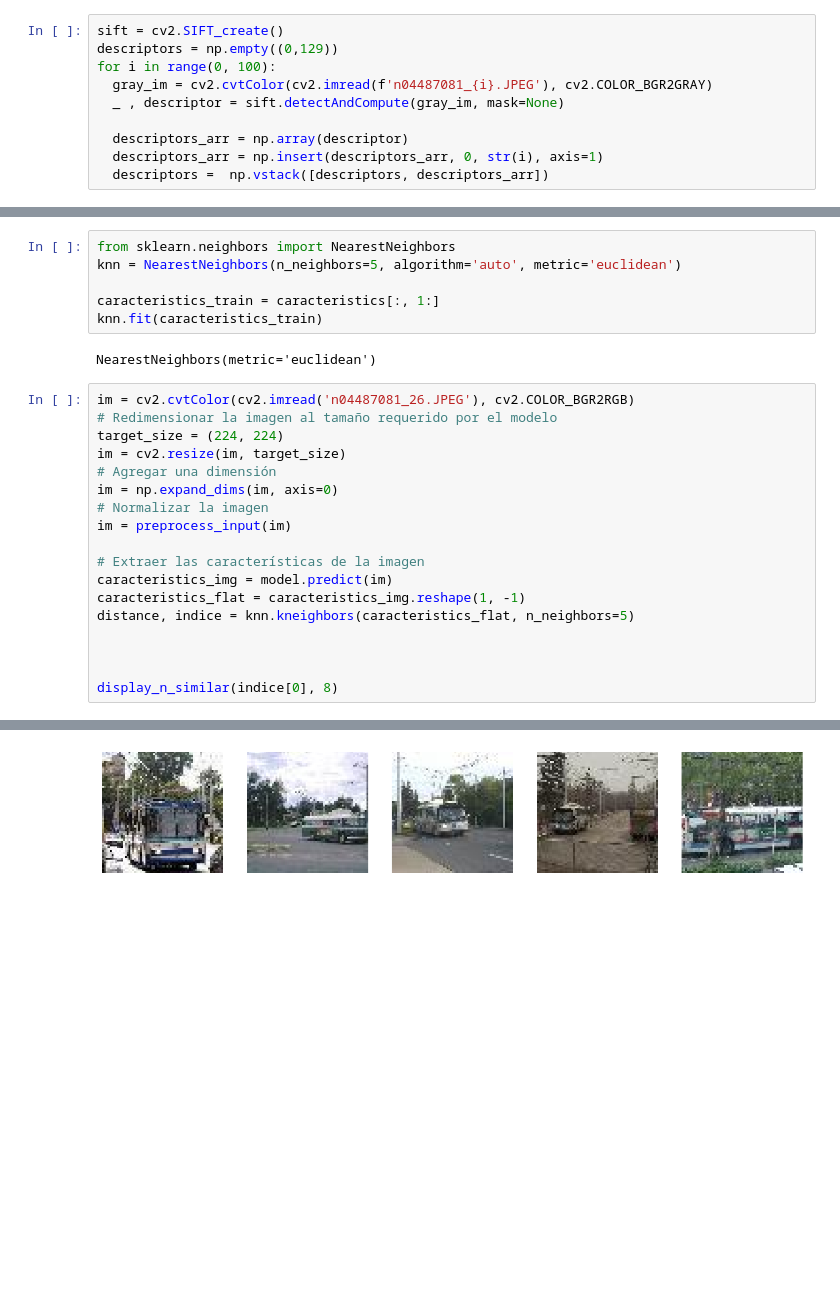
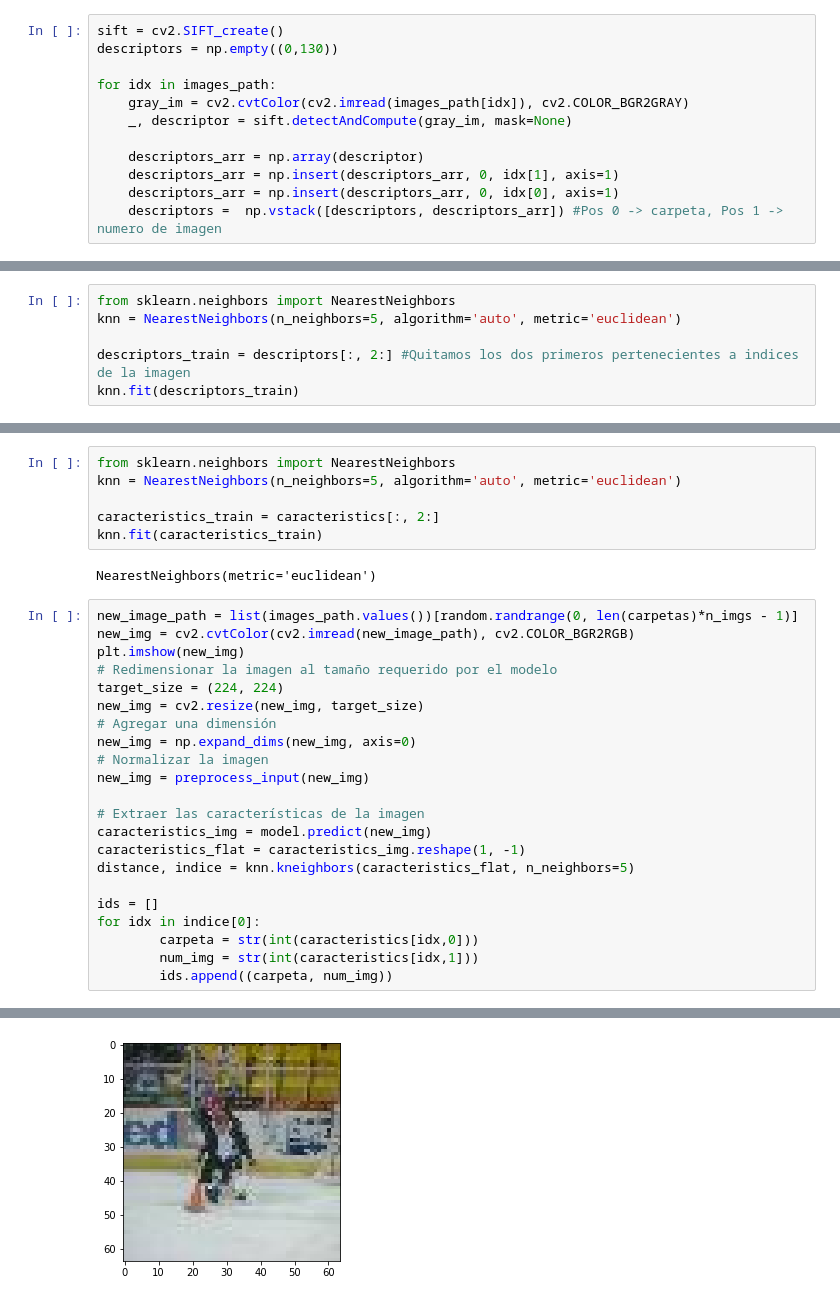
Before and after one commit to MrGG14/CBIR, a Jupyter notebook: CBIR.ipynb, the cells around one changed output, grey strips where cells are left out. Drawn from its saved outputs; the diff is of its cells as text; blank space fills up the shorter version.

Commit message:
todas las imagenes

```diff
--- a/CBIR.ipynb
+++ b/CBIR.ipynb
@@ -60,10 +99,12 @@ creamos una matriz numpy donde almacenaremos todos los descriptores con la etiqu
 # %%
 sift = cv2.SIFT_create()
-descriptors = np.empty((0,129))
-for i in range(0, 100):
-  gray_im = cv2.cvtColor(cv2.imread(f'n04487081_{i}.JPEG'), cv2.COLOR_BGR2GRAY)
-  _ , descriptor = sift.detectAndCompute(gray_im, mask=None)
+descriptors = np.empty((0,130))
 
-  descriptors_arr = np.array(descriptor)
-  descriptors_arr = np.insert(descriptors_arr, 0, str(i), axis=1)
-  descriptors =  np.vstack([descriptors, descriptors_arr])
+for idx in images_path:
+    gray_im = cv2.cvtColor(cv2.imread(images_path[idx]), cv2.COLOR_BGR2GRAY)
+    _, descriptor = sift.detectAndCompute(gray_im, mask=None)
+
+    descriptors_arr = np.array(descriptor)
+    descriptors_arr = np.insert(descriptors_arr, 0, idx[1], axis=1)
+    descriptors_arr = np.insert(descriptors_arr, 0, idx[0], axis=1)
+    descriptors =  np.vstack([descriptors, descriptors_arr]) #Pos 0 -> carpeta, Pos 1 -> numero de imagen
@@ -78,2 +111,8 @@ descriptors.shape
 # %% [markdown]
 Entrenamos knn
+# %%
+from sklearn.neighbors import NearestNeighbors
+knn = NearestNeighbors(n_neighbors=5, algorithm='auto', metric='euclidean')
+
+descriptors_train = descriptors[:, 2:] #Quitamos los dos primeros pertenecientes a indices de la imagen
+knn.fit(descriptors_train)
@@ -197,26 +192,30 @@ caracteristics.shape
 from sklearn.neighbors import NearestNeighbors
 knn = NearestNeighbors(n_neighbors=5, algorithm='auto', metric='euclidean')
 
-caracteristics_train = caracteristics[:, 1:]
+caracteristics_train = caracteristics[:, 2:]
 knn.fit(caracteristics_train)
 # %% [output]
 NearestNeighbors(metric='euclidean')
 # %%
-im = cv2.cvtColor(cv2.imread('n04487081_26.JPEG'), cv2.COLOR_BGR2RGB)
+new_image_path = list(images_path.values())[random.randrange(0, len(carpetas)*n_imgs - 1)]
+new_img = cv2.cvtColor(cv2.imread(new_image_path), cv2.COLOR_BGR2RGB)
+plt.imshow(new_img)
 # Redimensionar la imagen al tamaño requerido por el modelo
 target_size = (224, 224)
-im = cv2.resize(im, target_size)
+new_img = cv2.resize(new_img, target_size)
 # Agregar una dimensión
-im = np.expand_dims(im, axis=0)
+new_img = np.expand_dims(new_img, axis=0)
 # Normalizar la imagen
-im = preprocess_input(im)
+new_img = preprocess_input(new_img)
 
 # Extraer las características de la imagen
-caracteristics_img = model.predict(im)
+caracteristics_img = model.predict(new_img)
 caracteristics_flat = caracteristics_img.reshape(1, -1)
 distance, indice = knn.kneighbors(caracteristics_flat, n_neighbors=5)
 
-
-
-display_n_similar(indice[0], 8)
+ids = []
+for idx in indice[0]:
+        carpeta = str(int(caracteristics[idx,0]))
+        num_img = str(int(caracteristics[idx,1]))
+        ids.append((carpeta, num_img))
 # %% [output]
@@ -225 +223 @@ Solo hay 5 imágenes en la lista. Mostrando todas.
-[figure, old version]
+[figure, new version]
```
Also changed, not shown: parts of 24 cells of this notebook.
